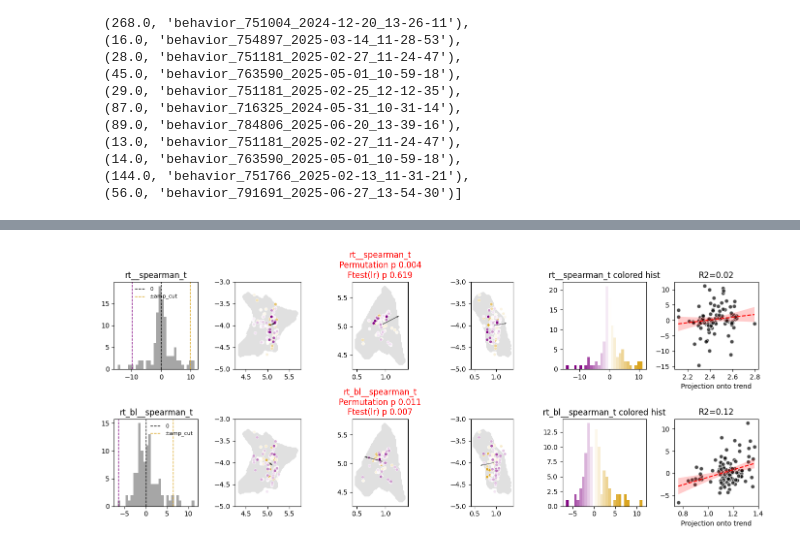
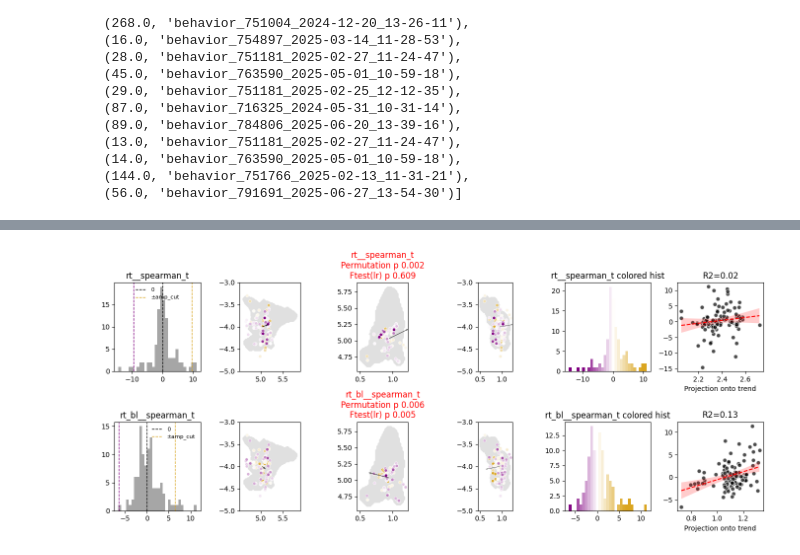
Before and after one commit to AllenNeuralDynamics/LC-ephys-tonguemovements, a Jupyter notebook: code/tongue_kinematics_ephys_figures.ipynb, the cells around one changed output, grey strips where cells are left out. Saved outputs shown, nothing was run; the diff lists cells and outputs as text; code cells hidden in the pictures.

Commit message:
Update input data dir

```diff
--- a/code/tongue_kinematics_ephys_figures.ipynb
+++ b/code/tongue_kinematics_ephys_figures.ipynb
@@ -264,7 +264,7 @@ QC-pass units excluded by session filter: 131
 # %%
 #load individual ephys data with spike times
 
-ROOT_SCRATCH = "/root/capsule/data/LC-NE_scratch_data_1"
+ROOT_SCRATCH = "/data/LC-subject-level-processing"
 
 def get_animal_id(session: str) -> str:
     m = re.match(r'^behavior_(\d+)_', session)
@@ -1802,7 +1805,7 @@ features_combined = add_correlations(features_combined, spkct_rt_bl, prefix="rt_
 # from trimesh import load_mesh
 # from ccf_utils import pir_to_lps, project_to_plane
 
-MESH_PATH = "/root/capsule/data/LC-NE_scratch_data_1/combined/ccf_maps/20250418_transformed_remesh_10_ccf25.obj"
+MESH_PATH = "/root/capsule/data/LC_percentile_meshes_2026-07-10_21-13-43/core_mesh.obj"
 
 def spatial_dependence_summary(
     coords,
@@ -1966,11 +1969,21 @@ planes = {'sag': [ap, dv], 'hor': [ml, ap], 'cor': [ml, dv]}
 
 norm = Normalize(vmin=0, vmax=1)
 
-mesh = load_mesh(MESH_PATH)
-mesh_vertices = np.array(mesh.vertices, dtype=float)
-mesh_vertices = (mesh_vertices - np.array([216, 18, 228], dtype=float)) * 25 / 1000.0
-mesh_vertices_lps = pir_to_lps(mesh_vertices)
-mesh_vertices_mm = mesh_vertices_lps
+ml, ap, dv = 0, 1, 2
+planes = {'sag': [ap, dv], 'hor': [ml, ap], 'cor': [ml, dv]}
+bregma_LPS_mm = np.array([-5.7, 5.4, -0.45])  # in mm
+mesh_file = '/root/capsule/data/LC_percentile_meshes_2026-07-10_21-13-43/core_mesh.obj'
+norm = Normalize(vmin=0, vmax=1)
+mesh = load_mesh(mesh_file)
+mesh_vertices = np.array(mesh.vertices)
+mesh_vertices = mesh_vertices/1000
+
+mesh_vertices_mm = mesh_vertices.copy()
+mesh_vertices_mm[:, 2] = -mesh_vertices_mm[:, 2]
+mesh_vertices_mm[:, 0] = -mesh_vertices_mm[:, 0]
+# mesh_vertices_mm = mesh_vertices[:, [0, 1, 2]]
+mesh_vertices_mm = mesh_vertices_mm - bregma_LPS_mm
+
 
 # --- 3D anatomical points ---
 ccfs = features_combined[['x_ccf', 'y_ccf', 'z_ccf']].values.astype(float)
@@ -2159,34 +2172,38 @@ for ind, (feature, colormap) in enumerate(feature_map.items()):
         X = ccf_proj[valid_mask].reshape(-1, 1)
         y = color[valid_mask]
         reg = LinearRegression().fit(X, y)
 
         x_fit = np.linspace(np.nanmin(ccf_proj[valid_mask]), np.nanmax(ccf_proj[valid_mask]), 100)
         y_fit = reg.predict(x_fit.reshape(-1, 1))
 
         n = len(X)
         x_mean = np.mean(X)
         Sxx = np.sum((X - x_mean) ** 2)
 
         y_pred = reg.predict(X)
         residuals = y - y_pred
         s_err = np.sqrt(np.sum(residuals ** 2) / (n - 2))
 
         t_val = stats.t.ppf(0.975, df=n - 2)
         conf = t_val * s_err * np.sqrt(1 / n + (x_fit - x_mean) ** 2 / Sxx)
 
         ax_scatter.plot(x_fit, y_fit, 'r--')
         ax_scatter.fill_between(x_fit, y_fit - conf, y_fit + conf, color='red', alpha=0.2, edgecolor='none')
         ax_scatter.set_title(f'R2={reg.score(X, y):.2f}')
 
 plt.tight_layout()
 
+##FigureS15m## rt__spearman_t
+##FigureS15j## rt_bl__spearman_t
+
+
 if SAVE_FIG:
         FIG_DIR.mkdir(parents=True, exist_ok=True)
 
         plt.savefig(FIG_DIR / "spatial_tstats.png", dpi=300, bbox_inches="tight")
         plt.savefig(FIG_DIR / "spatial_tstats.svg", dpi=300, bbox_inches="tight")
 # %% [output]
-[figure, old version]
+[figure, new version]
 # %%
 # ── Load data ─────────────────────────────────────────────────────────────────
 sue = pd.read_pickle("/root/capsule/data/LCrecordings_combined_units/features_combined_beh_all.pkl").copy()
```
Also changed, not shown: parts of 8 cells of this notebook.
